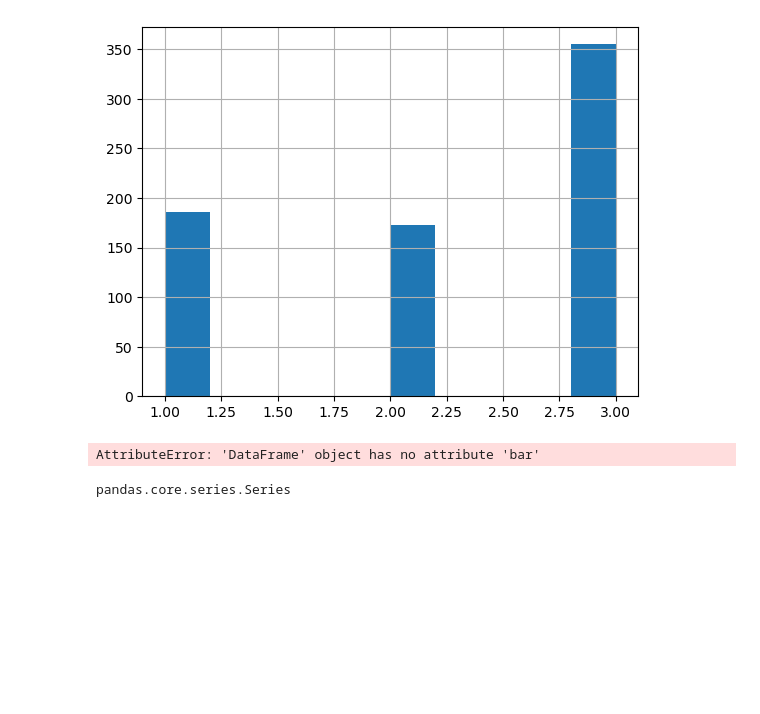
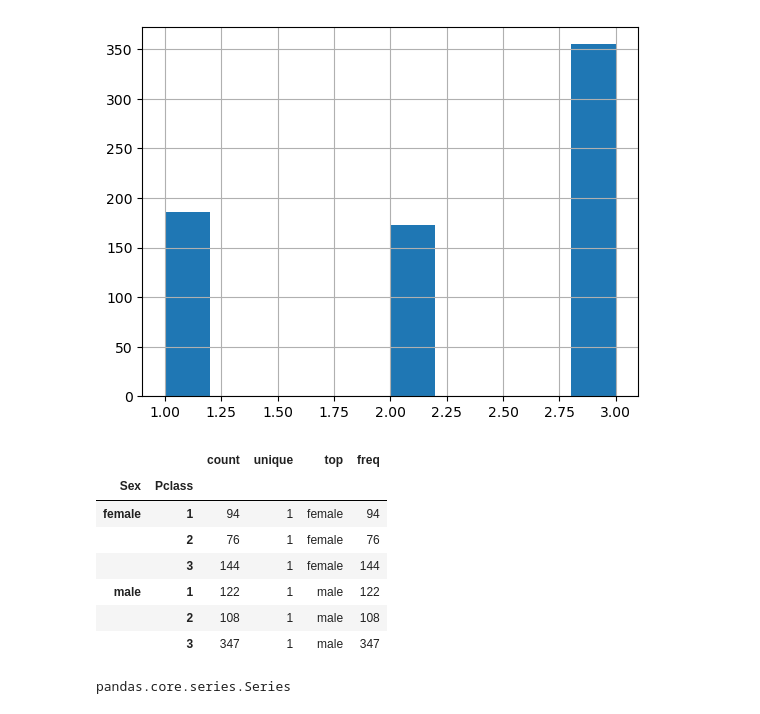
Before and after one commit to linuxthio/gomycode23, a Jupyter notebook: learning/panda/titanic.ipynb, the cells around one changed output. Cells and saved outputs as stored; diff of their text form; code cells hidden in the pictures; blank space fills up the shorter version.

```diff
--- a/learning/panda/titanic.ipynb
+++ b/learning/panda/titanic.ipynb
@@ -79,9 +108,16 @@ data['Pclass'].hist()
 <Axes: >
 [figure]
 # %%
-data.groupby(['Sex','Pclass']).mean().bar()
+data.groupby(['Sex','Pclass'])['Sex'].describe()
 # %% [output]
-AttributeError: 'DataFrame' object has no attribute 'bar'
+|  |  | count | unique | top | freq |
+| Sex | Pclass |  |  |  |  |
+| female | 1 | 94 | 1 | female | 94 |
+|  | 2 | 76 | 1 | female | 76 |
+|  | 3 | 144 | 1 | female | 144 |
+| male | 1 | 122 | 1 | male | 122 |
+|  | 2 | 108 | 1 | male | 108 |
+|  | 3 | 347 | 1 | male | 347 |
 # %%
 type(data['Sex'])
 # %% [output]
```
Also changed, not shown: parts of 3 cells of this notebook, 7 other files.
